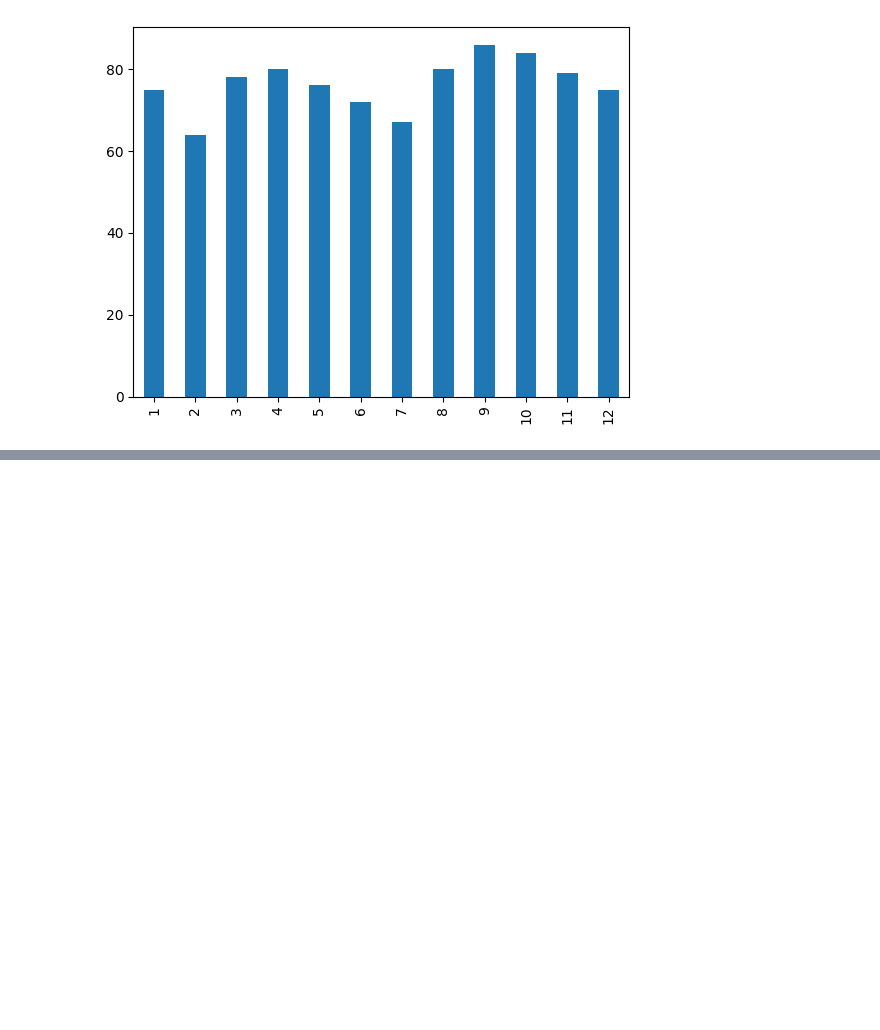
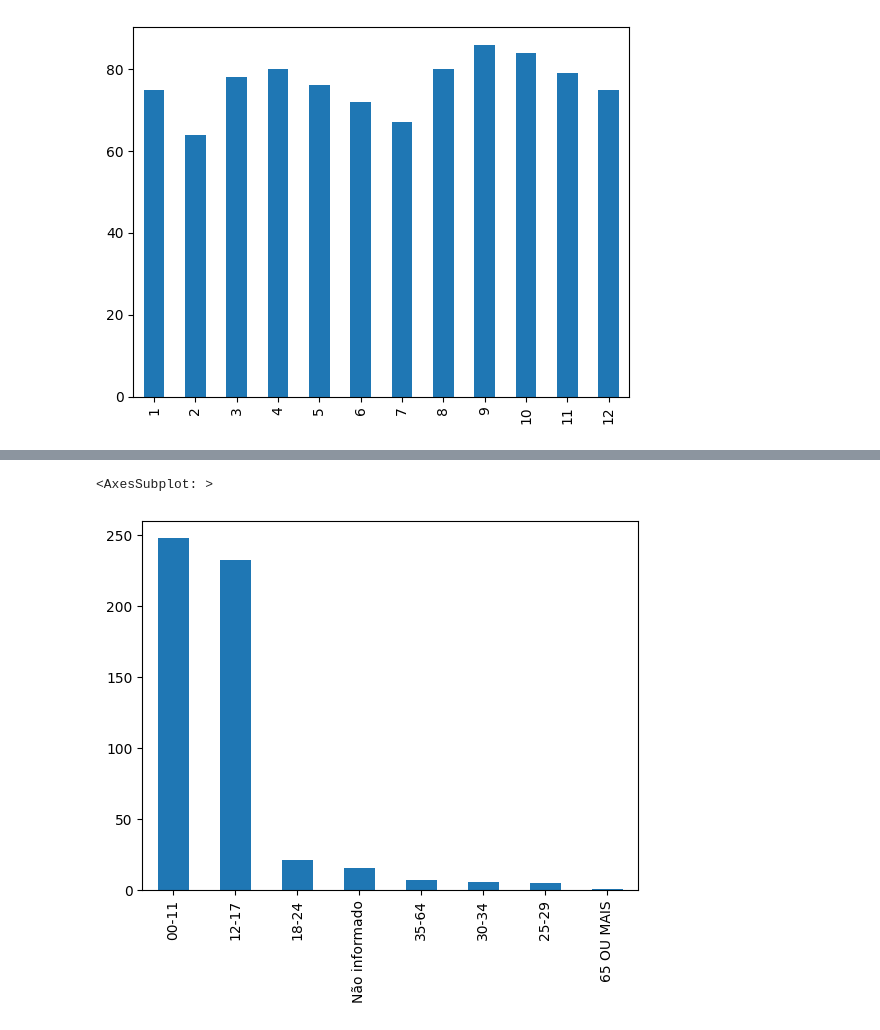
Before and after one commit to HitaloNasc/temporal-analysis-of-domestic-violence-in-the-state-of-pernambuco, a Jupyter notebook: analises/teste_violencia.ipynb, the cells around one changed output, grey strips where cells are left out. Drawn from its saved outputs; the diff is of its cells as text; code cells hidden in the pictures; blank space fills up the shorter version.

Commit message:
Adição de dados da região Agreste

```diff
--- a/analises/teste_violencia.ipynb
+++ b/analises/teste_violencia.ipynb
@@ -658,0 +659,3 @@ df_metropolitana[ (df['SEXO'] == 'FEMININO') & (df['IDADE SENASP'] == '35-64') &
+# %%
+df_agreste =df[ df['REGIAO GEOGRÁFICA'] == 'AGRESTE' ]
+df_agreste
@@ -658,0 +866,5 @@ df_metropolitana[ (df['SEXO'] == 'FEMININO') & (df['IDADE SENASP'] == '35-64') &
+# %%
+df_agreste[ (df['SEXO'] == 'FEMININO') & (df['TOTAL DE ENVOLVIDOS'] == 1) & (df['NATUREZA'] =='ESTUPRO DE VULNERÁVEL POR VIOLÊNCIA DOMÉSTICA/FAMILIAR') ]['IDADE SENASP'].value_counts().plot.bar()
+# %% [output]
+<AxesSubplot: >
+[figure, added]
```
Also changed, not shown: parts of 24 cells of this notebook.
